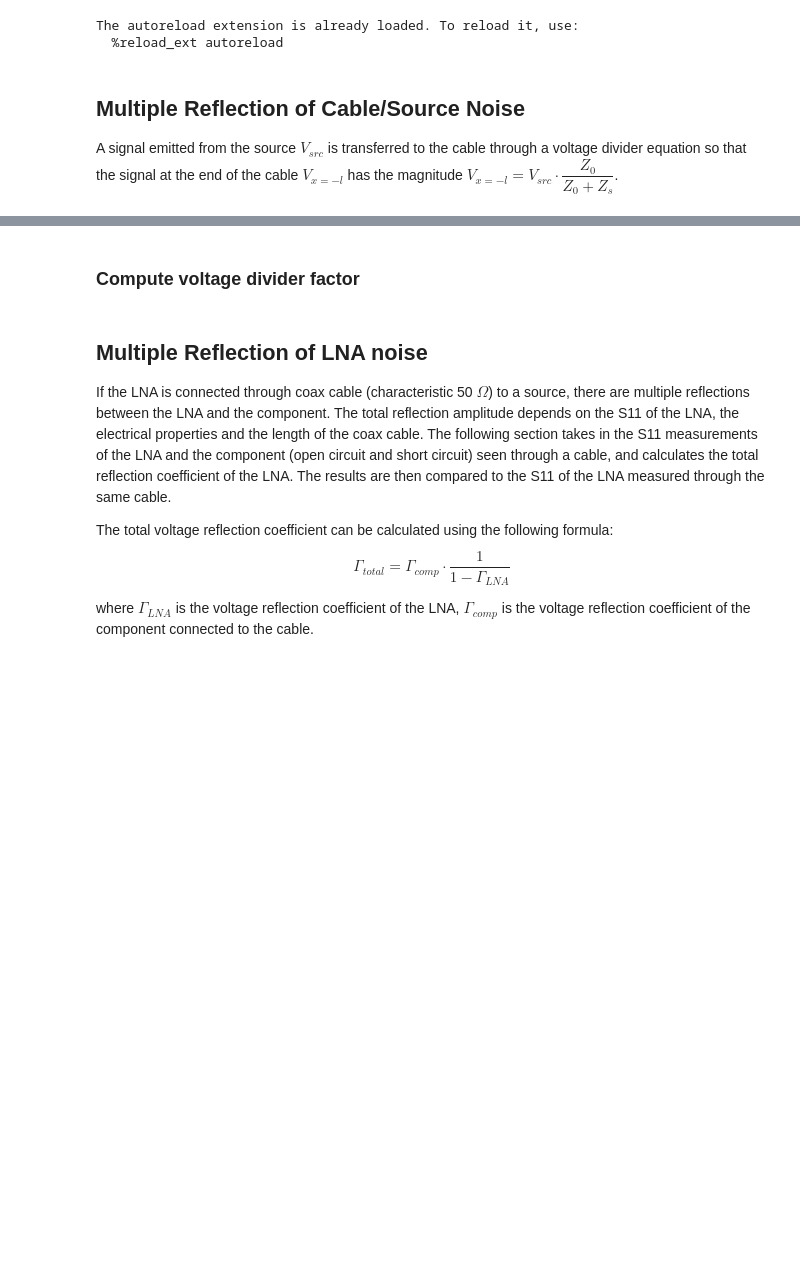
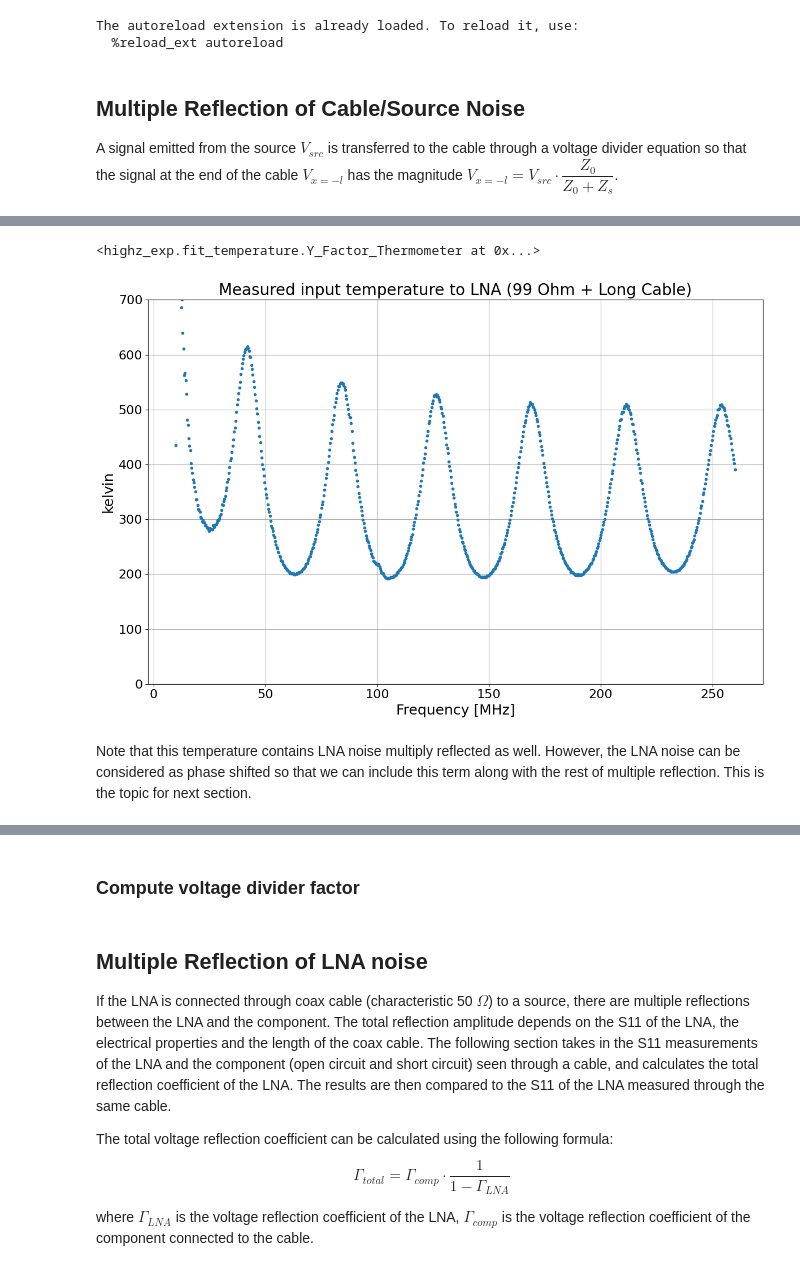
Before and after one commit to JoyYTZhou/RF_Math, a Jupyter notebook: notebooks/multiple_reflection.ipynb, the cells around one changed output, grey strips where cells are left out. Drawn from its saved outputs; the diff is of its cells as text; code cells hidden in the pictures; blank space fills up the shorter version.

```diff
--- a/notebooks/multiple_reflection.ipynb
+++ b/notebooks/multiple_reflection.ipynb
@@ -36,0 +109,36 @@ Zs = 99
+# %%
+trcloader = TraceLoader(pjoin(os.getcwd(), '../data/peaks_99_351.trc'))
+
+output_spec = trcloader.load_trc_to_spec(trace=1, name='99 Ohm - 8" cable')
+
+# Uncomment below to visualize the spectra
+# output_spec.plot(ylabel='dBm')
+# %%
+result_dir = pjoin(os.getcwd(), '../results')
+
+with open(pjoin(result_dir, 'LNA12_thermo'), 'rb') as f:
+    LNA_thermo = pickle.load(f)
+# %%
+# Note that the spectrum range is different from the Y-factor measurement,
+# so we need to interpolate the thermometer to the new frequency axis.
+LNA_thermo.resample(new_freq=output_spec.f)
+# %% [output]
+<highz_exp.fit_temperature.Y_Factor_Thermometer at 0x...>
+# %%
+# convert spectrum to kelvin scale
+output_spec.unit_convert(from_unit='dBm', to_unit='kelvin', channel_width=1e6, inplace=True)
+
+# subtract off the system gain to get the input spectrum to the LNA
+# note that the gain stored is in dB, so we need to convert it to linear scale
+total_gain = 10**(LNA_thermo.g_sys/10)
+input_noise = output_spec.s/total_gain - LNA_thermo.T_sys + LNA_thermo.T_dut
+input_spec = Spectrum(frequency=output_spec.f, spectrum=input_noise,
+    name='Input Spectrum to LNA')
+# %%
+# Uncomment below to visualize the input spectrum to the LNA
+input_spec.plot(ylabel='kelvin', y_range=(0, 700), marker='o', ls='', ms=3,
+    title='Measured input temperature to LNA (99 Ohm + Long Cable)')
+# %% [output]
+[figure, added]
+# %% [markdown]
+Note that this temperature contains LNA noise multiply reflected as well. However, the LNA noise can be considered as phase shifted so that we can include this term along with the rest of multiple reflection. This is the topic for next section.
```
Also changed, not shown: parts of 16 cells of this notebook, 9 other files.
